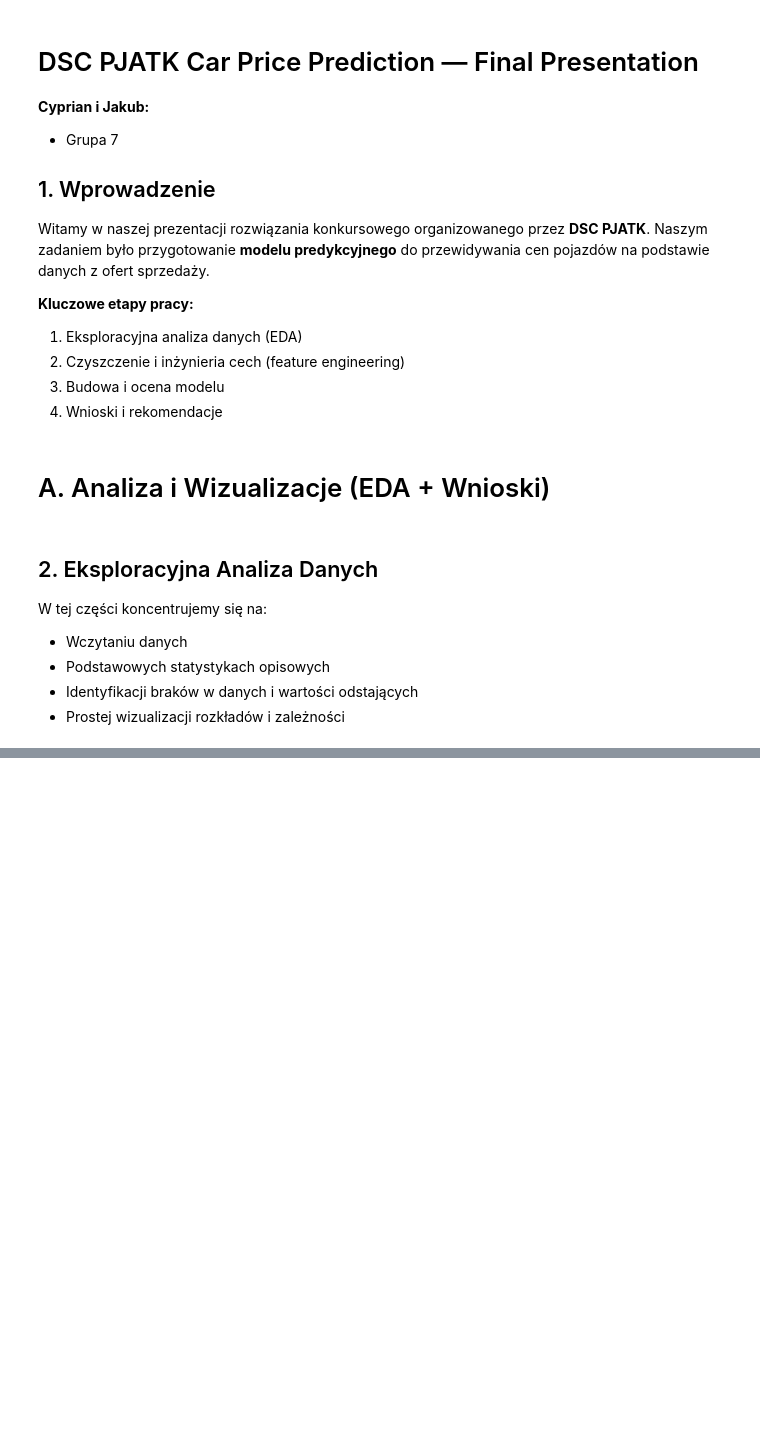
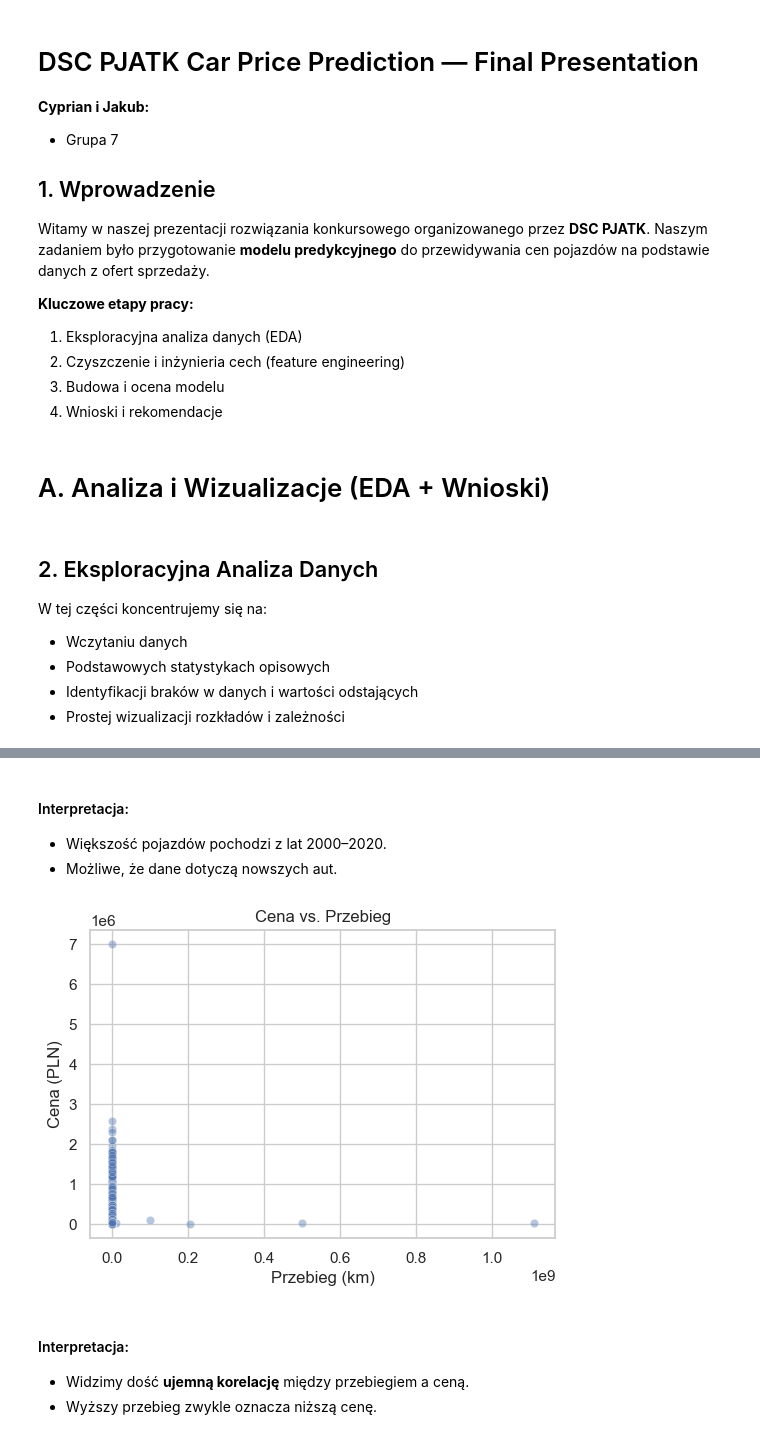
Before and after one commit to s28492/Predicting-and-Analyzing-Car-Prices-Using-Data-Science, a Jupyter notebook: Presentation.ipynb, the cells around one changed output, grey strips where cells are left out. Cells and saved outputs as stored; diff of their text form; code cells hidden in the pictures; blank space fills up the shorter version.

```diff
--- a/Presentation.ipynb
+++ b/Presentation.ipynb
@@ -39,0 +82,18 @@ df_train.head()
+# %% [markdown]
+#### Interpretacja:
+- Większość pojazdów pochodzi z lat 2000–2020.
+- Możliwe, że dane dotyczą nowszych aut.
+# %%
+# Cena vs. Przebieg
+plt.figure(figsize=(6,4))
+sns.scatterplot(data=df_train, x="Przebieg_km", y="Cena", alpha=0.4)
+plt.title("Cena vs. Przebieg")
+plt.xlabel("Przebieg (km)")
+plt.ylabel("Cena (PLN)")
+plt.show()
+# %% [output]
+[figure, added]
+# %% [markdown]
+#### Interpretacja:
+- Widzimy dość **ujemną korelację** między przebiegiem a ceną.
+- Wyższy przebieg zwykle oznacza niższą cenę.
```
Also changed, not shown: parts of 16 cells of this notebook.
